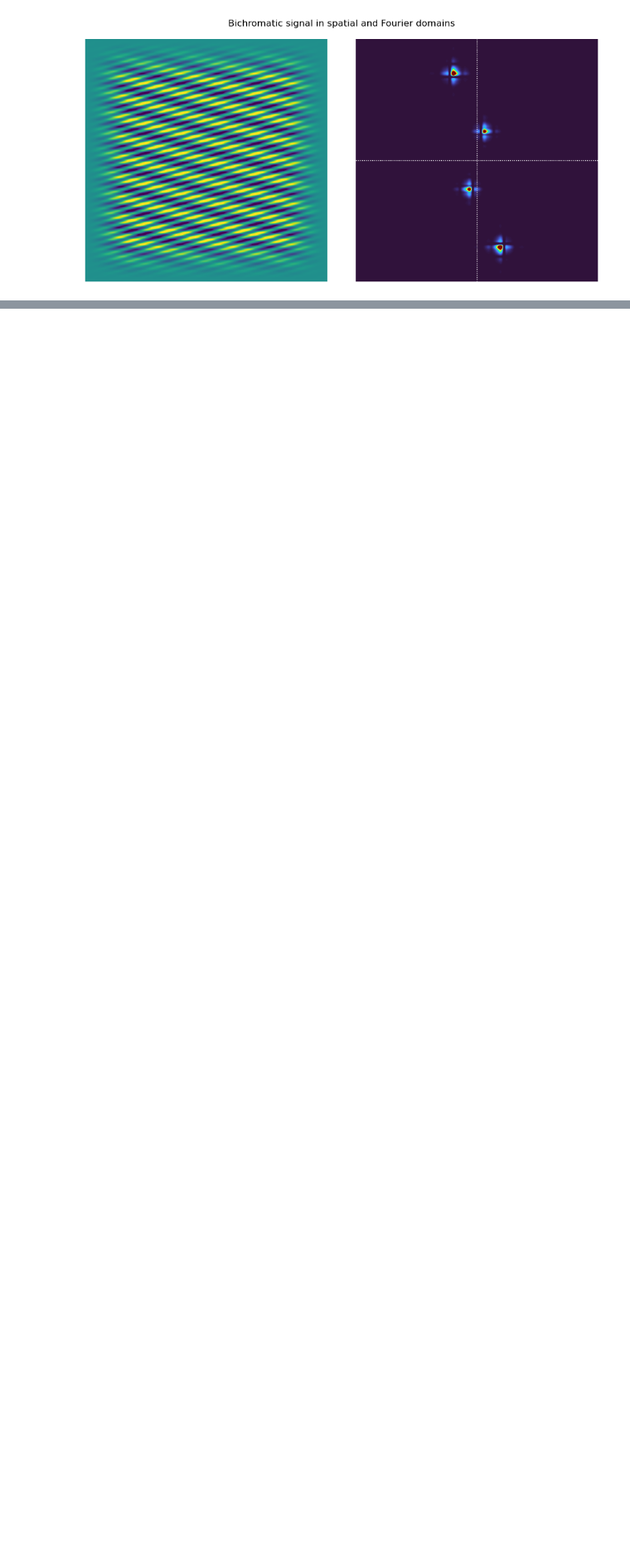
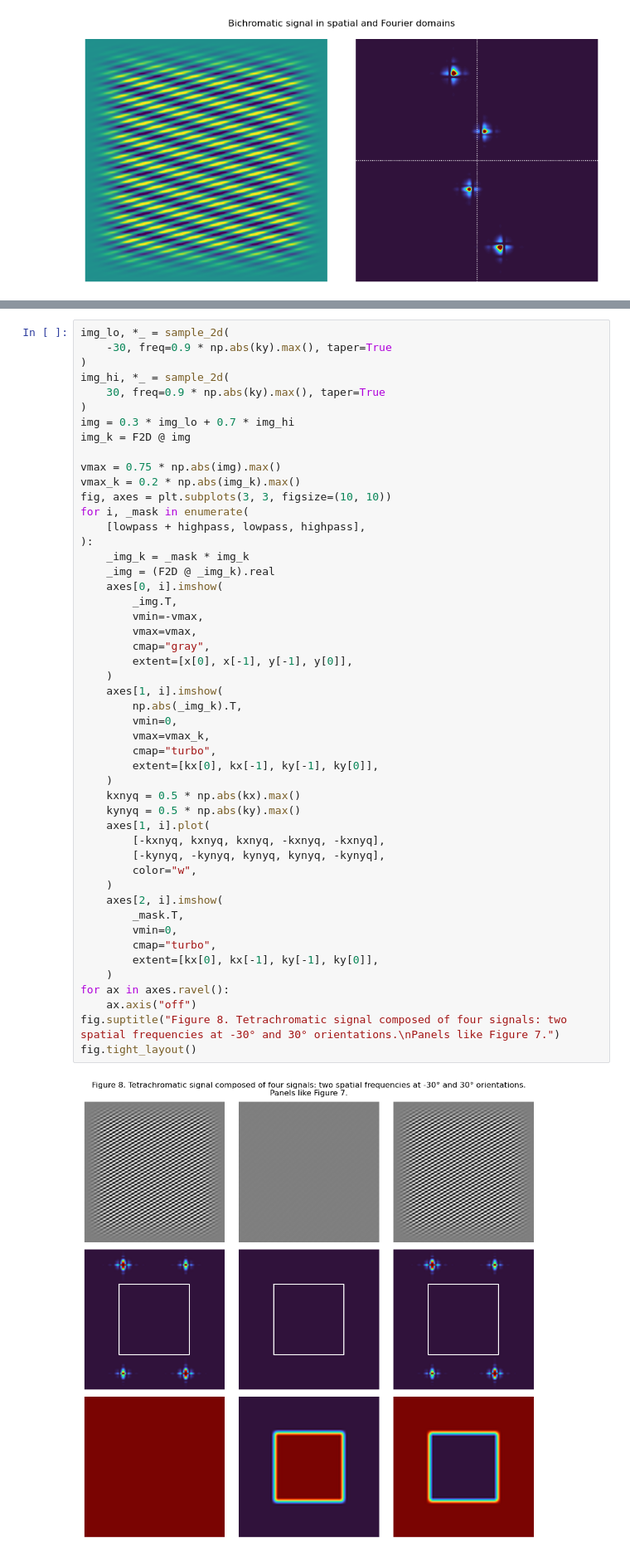
Before and after one commit to rabbit2307/CASSA_Internship, a Jupyter notebook: Month_02/examples/Curvelet_Notebook.ipynb, the cells around one changed output, grey strips where cells are left out. Shown at 83% size. Drawn from its saved outputs; the diff is of its cells as text; blank space fills up the shorter version.

```diff
--- a/Month_02/examples/Curvelet_Notebook.ipynb
+++ b/Month_02/examples/Curvelet_Notebook.ipynb
@@ -241,0 +302,51 @@ fig.tight_layout()
+# %%
+img_lo, *_ = sample_2d(
+    -30, freq=0.9 * np.abs(ky).max(), taper=True
+)
+img_hi, *_ = sample_2d(
+    30, freq=0.9 * np.abs(ky).max(), taper=True
+)
+img = 0.3 * img_lo + 0.7 * img_hi
+img_k = F2D @ img
+
+vmax = 0.75 * np.abs(img).max()
+vmax_k = 0.2 * np.abs(img_k).max()
+fig, axes = plt.subplots(3, 3, figsize=(10, 10))
+for i, _mask in enumerate(
+    [lowpass + highpass, lowpass, highpass],
+):
+    _img_k = _mask * img_k
+    _img = (F2D @ _img_k).real
+    axes[0, i].imshow(
+        _img.T,
+        vmin=-vmax,
+        vmax=vmax,
+        cmap="gray",
+        extent=[x[0], x[-1], y[-1], y[0]],
+    )
+    axes[1, i].imshow(
+        np.abs(_img_k).T,
+        vmin=0,
+        vmax=vmax_k,
+        cmap="turbo",
+        extent=[kx[0], kx[-1], ky[-1], ky[0]],
+    )
+    kxnyq = 0.5 * np.abs(kx).max()
+    kynyq = 0.5 * np.abs(ky).max()
+    axes[1, i].plot(
+        [-kxnyq, kxnyq, kxnyq, -kxnyq, -kxnyq],
+        [-kynyq, -kynyq, kynyq, kynyq, -kynyq],
+        color="w",
+    )
+    axes[2, i].imshow(
+        _mask.T,
+        vmin=0,
+        cmap="turbo",
+        extent=[kx[0], kx[-1], ky[-1], ky[0]],
+    )
+for ax in axes.ravel():
+    ax.axis("off")
+fig.suptitle("Figure 8. Tetrachromatic signal composed of four signals: two spatial frequencies at -30° and 30° orientations.\nPanels like Figure 7.")
+fig.tight_layout()
+# %% [output]
+[figure, added]
```
Also changed, not shown: parts of 5 cells of this notebook.
